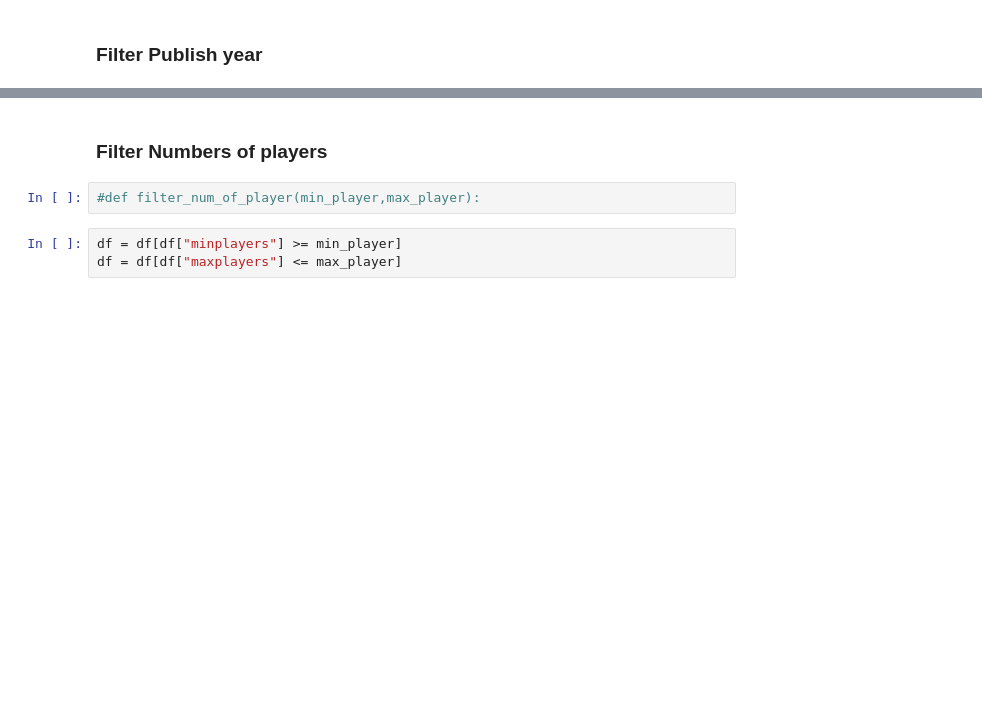
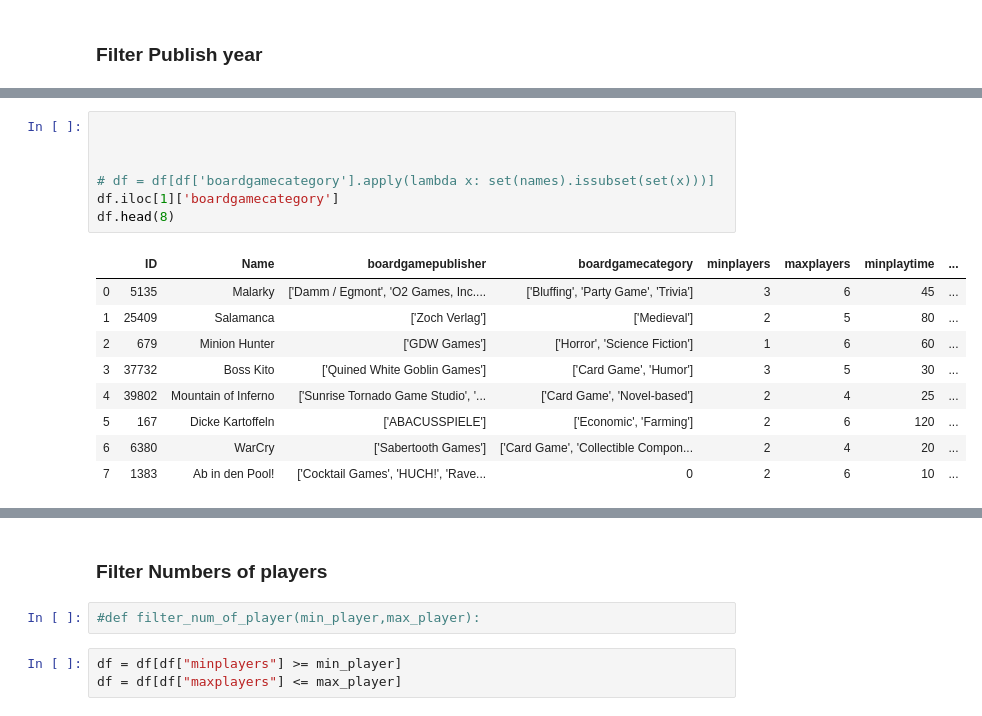
Before and after one commit to Hazel-Yi/analytics-teamwork, a Jupyter notebook: Filter.ipynb, the cells around one changed output, grey strips where cells are left out. Cells and saved outputs as stored; diff of their text form; blank space fills up the shorter version.

```diff
--- a/Filter.ipynb
+++ b/Filter.ipynb
@@ -52,0 +52,17 @@ len(df)
+# %%
+
+
+
+# df = df[df['boardgamecategory'].apply(lambda x: set(names).issubset(set(x)))]
+df.iloc[1]['boardgamecategory']
+df.head(8)
+# %% [output]
+|  | ID | Name | boardgamepublisher | boardgamecategory | minplayers | maxplayers | minplaytime | ... |
+| 0 | 5135 | Malarky | ['Damm / Egmont', 'O2 Games, Inc.... | ['Bluffing', 'Party Game', 'Trivia'] | 3 | 6 | 45 | ... |
+| 1 | 25409 | Salamanca | ['Zoch Verlag'] | ['Medieval'] | 2 | 5 | 80 | ... |
+| 2 | 679 | Minion Hunter | ['GDW Games'] | ['Horror', 'Science Fiction'] | 1 | 6 | 60 | ... |
+| 3 | 37732 | Boss Kito | ['Quined White Goblin Games'] | ['Card Game', 'Humor'] | 3 | 5 | 30 | ... |
+| 4 | 39802 | Mountain of Inferno | ['Sunrise Tornado Game Studio', '... | ['Card Game', 'Novel-based'] | 2 | 4 | 25 | ... |
+| 5 | 167 | Dicke Kartoffeln | ['ABACUSSPIELE'] | ['Economic', 'Farming'] | 2 | 6 | 120 | ... |
+| 6 | 6380 | WarCry | ['Sabertooth Games'] | ['Card Game', 'Collectible Compon... | 2 | 4 | 20 | ... |
+| 7 | 1383 | Ab in den Pool! | ['Cocktail Games', 'HUCH!', 'Rave... | 0 | 2 | 6 | 10 | ... |
```
Also changed, not shown: parts of 5 cells of this notebook, 4 other files.
